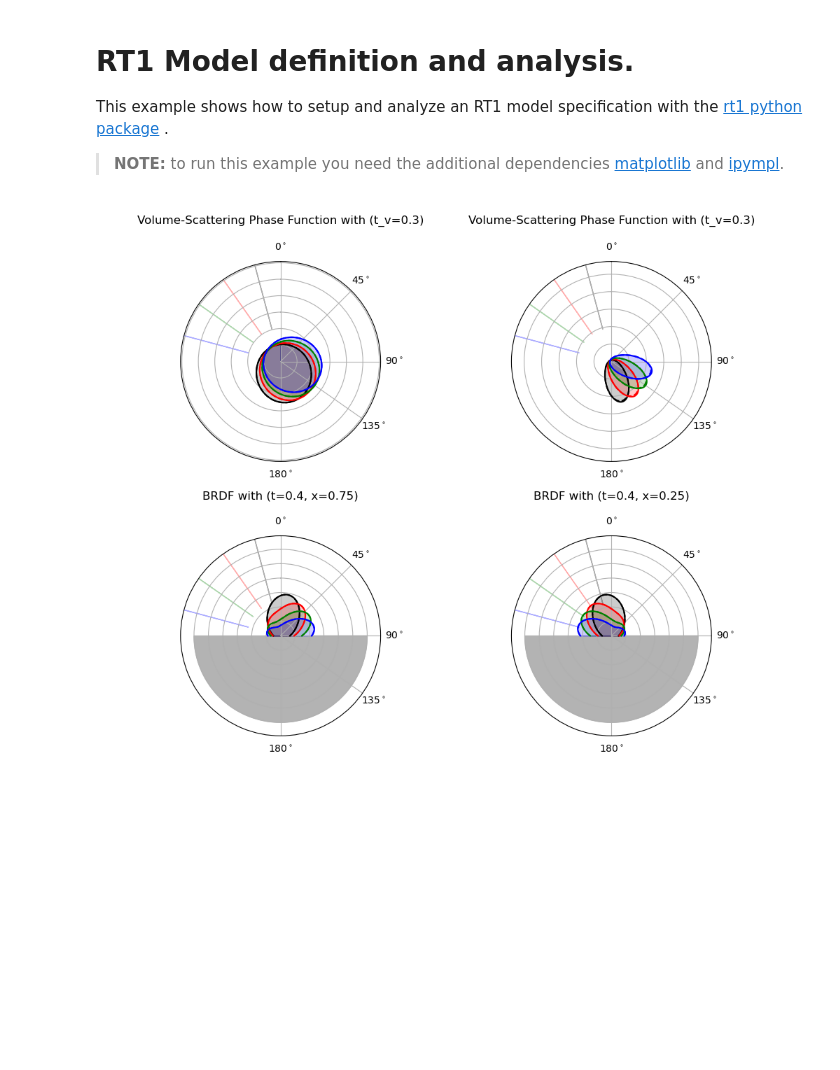
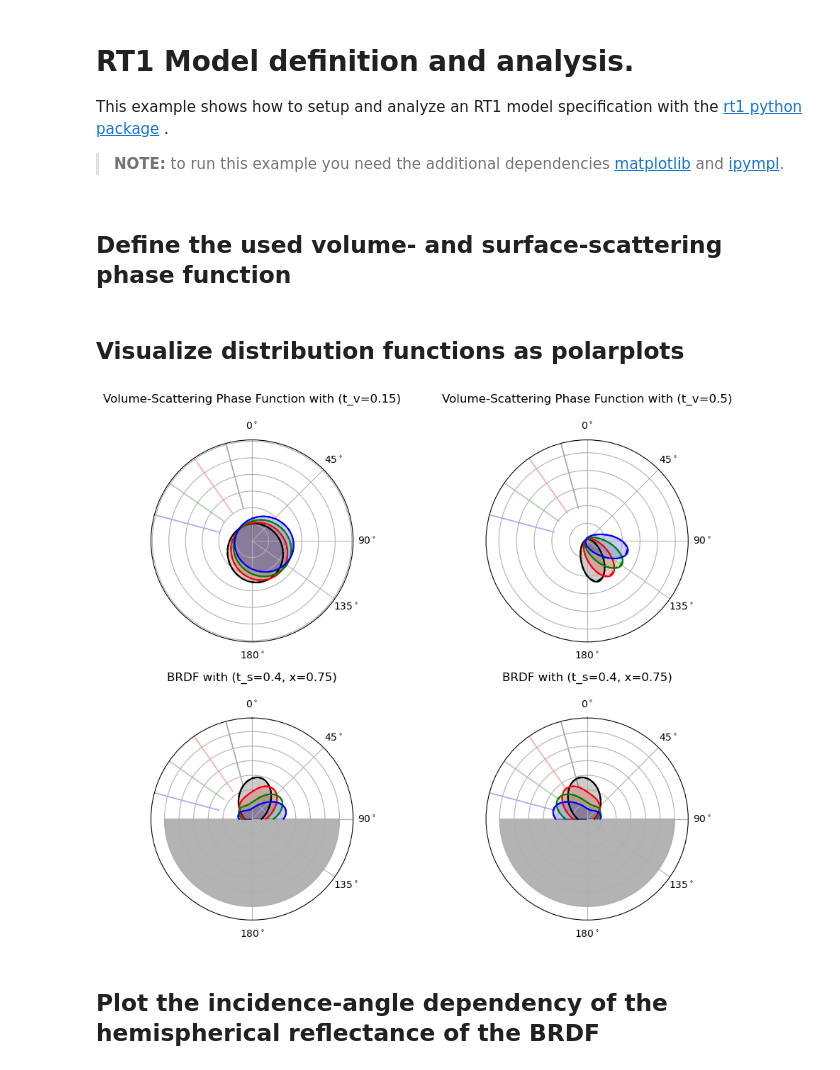
Before and after one commit to TUW-GEO/rt1_model, a Jupyter notebook: docs/examples/analyzemodel.ipynb, the cells around one changed output. Saved outputs shown, nothing was run; the diff lists cells and outputs as text; code cells hidden in the pictures; blank space fills up the shorter version.

```diff
--- a/docs/examples/analyzemodel.ipynb
+++ b/docs/examples/analyzemodel.ipynb
@@ -12,24 +12,30 @@ set_loglevel("debug")
+# %% [markdown]
+## Define the used volume- and surface-scattering phase function
 # %%
-# Define the used volume-scattering phase function
+# Parameterized HenyeyGreenstein function used as volume-scattering phase function
 V = volume.HenyeyGreenstein(t="t_v", ncoefs=8)
 
-# Use a linear-combination of BRDFs as surface-scattering phase function
+# Parameterized linear-combination of BRDFs used as surface-scattering phase function
 SRF = surface.LinComb(
     [
-      ("x", surface.HG_nadirnorm(t="t", ncoefs=8, a=[1, 1, 1])),
-      ("1 - x", surface.HG_nadirnorm(t="-t", ncoefs=8, a=[-1, 1, 1]))
+      ("x", surface.HG_nadirnorm(t="t_s", ncoefs=8, a=[1, 1, 1])),
+      ("1 - x", surface.HG_nadirnorm(t="-t_s", ncoefs=8, a=[-1, 1, 1]))
     ]
     )
+# %% [markdown]
+## Visualize distribution functions as polarplots
 # %%
 # visualize V and SRF as polarplots
 f, axes = plt.subplots(2, 2, figsize=(10, 8), subplot_kw=dict(projection='polar'))
-
-V.polarplot(param_dict=dict(t_v=0.15), polarax=axes[0][0], legend=False, label="Volume-Scattering Phase Function with (t_v=0.3)")
-V.polarplot(param_dict=dict(t_v=0.5), polarax=axes[0][1], legend=False, label="Volume-Scattering Phase Function with (t_v=0.3)")
-SRF.polarplot(param_dict=dict(x=0.75, t=0.4), legend=False, groundcolor=".7", polarax=axes[1][0], label="BRDF with (t=0.4, x=0.75)")
-SRF.polarplot(param_dict=dict(x=0.25, t=0.4), legend=False, groundcolor=".7", polarax=axes[1][1], label="BRDF with (t=0.4, x=0.25)")
+for ax, t_v in zip(axes[0], [0.15, 0.5]):
+    V.polarplot(param_dict=dict(t_v=t_v), polarax=ax, legend=False, label=f"Volume-Scattering Phase Function with (t_v={t_v})")
+for ax, x, t_s in zip(axes[1], [0.75, 0.25], [0.4, 0.4]):
+    SRF.polarplot(param_dict=dict(x=x, t_s=t_s), legend=False, groundcolor=".7", polarax=ax, label=f"BRDF with (t_s={t_s}, x=0.75)")
 f.tight_layout()
+plt.show()
 # %% [output]
-[figure, old version]
+[figure, new version]
+# %% [markdown]
+## Plot the incidence-angle dependency of the hemispherical reflectance of the BRDF
 # %%
 # check incidence-angle dependency of hemispherical reflectance of the surface BRDF
```
Also changed, not shown: parts of 8 cells of this notebook, 6 other files.
